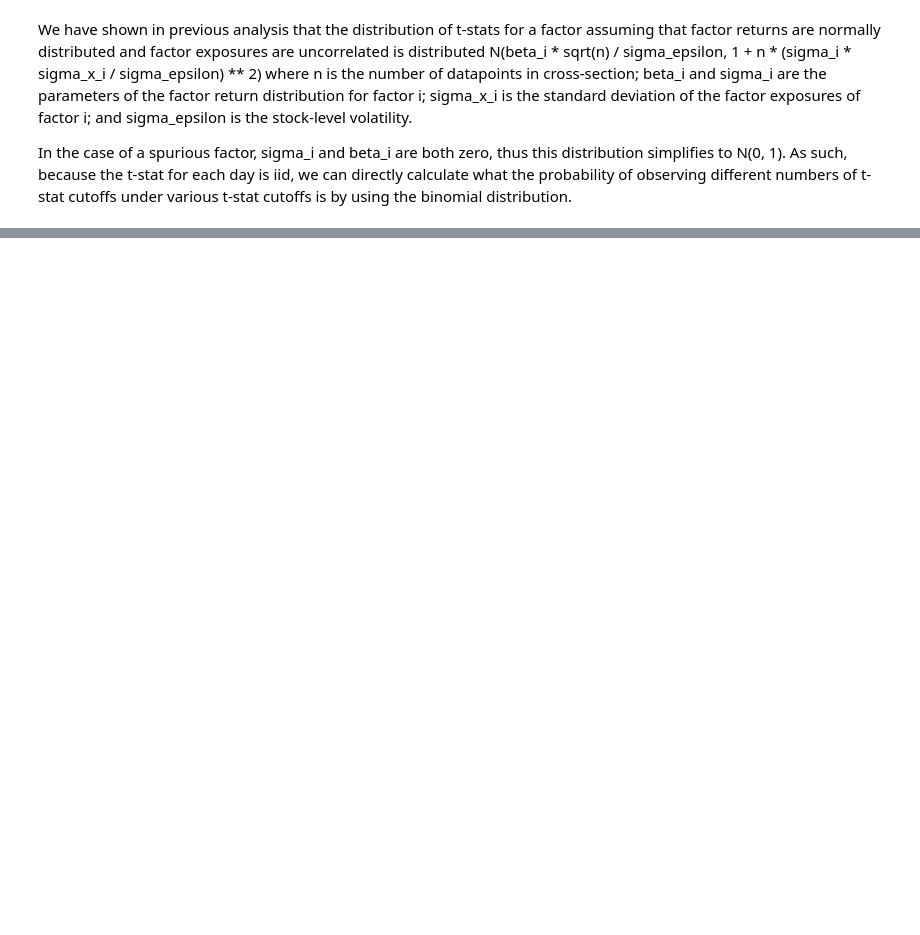
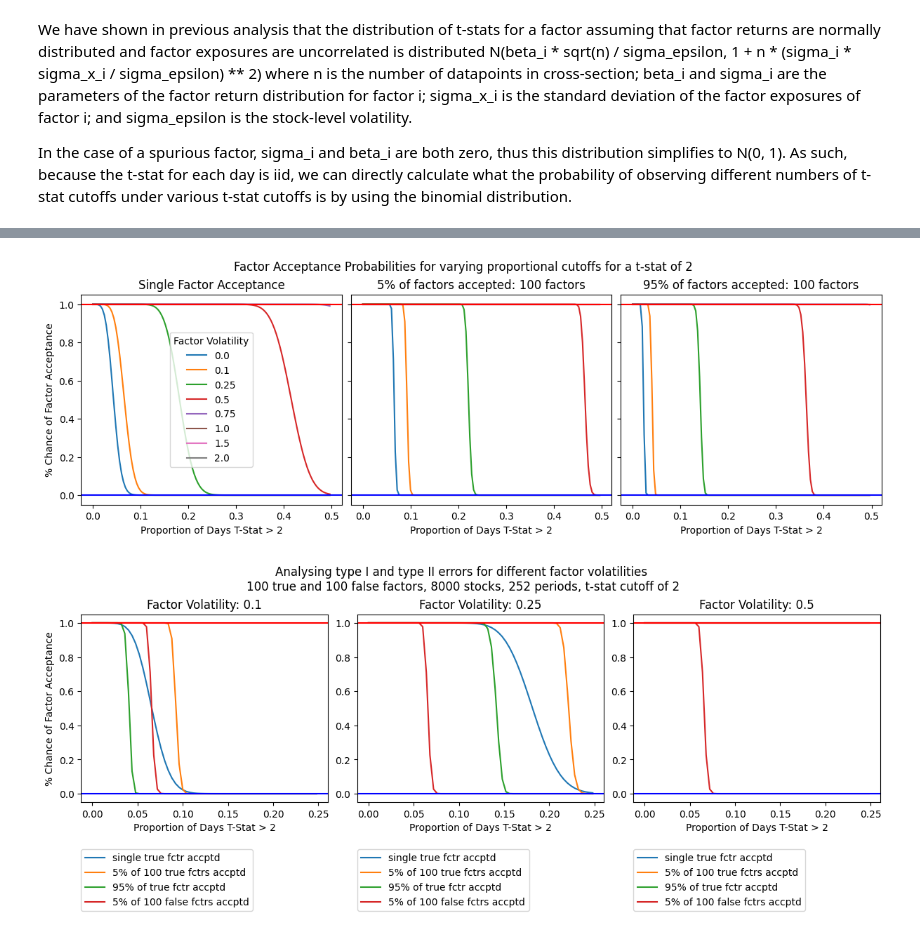
Before and after one commit to benedicttreloar/quant_finance_articles, a Jupyter notebook: factor_model_theory/ffm_factor_type_one_type_two_errors.ipynb, the cells around one changed output, grey strips where cells are left out. Cells and saved outputs as stored; diff of their text form; code cells hidden in the pictures; blank space fills up the shorter version.

```diff
--- a/factor_model_theory/ffm_factor_type_one_type_two_errors.ipynb
+++ b/factor_model_theory/ffm_factor_type_one_type_two_errors.ipynb
@@ -99,0 +146,72 @@ ax1.set_ylabel('% Chance of 1 False Positive')
+# %%
+#### Demonstrate the probability of a false factor (i.e. a factor with no risk or return) having a t-stat above cutoff through time
+
+# Factor parameters
+beta_i = 0
+market_size = 8000
+no_of_periods = 252
+
+tstat_cutoff = 2
+no_sim_tests = 100
+
+# Probability of false positive
+visualisation_steps=250
+tstat_probabilities = {}
+tstat_prob_sim_type_1 = {}
+tstat_prob_sim_type_2 = {}
+
+for sigma_i in [0,0.1, 0.25,0.5,0.75,1,1.5,2]:
+    tstat_probabilities[sigma_i] = {}
+    tstat_prob_sim_type_1[sigma_i] = {}
+    tstat_prob_sim_type_2[sigma_i] = {}
+    for i in range(int(visualisation_steps*0.5)):
+        test_prob = fundamental_factor_tstat_probability(
+            beta_i, sigma_i, i/visualisation_steps, tstat_cutoff=tstat_cutoff,market_size=market_size)
+        tstat_probabilities[sigma_i][i/visualisation_steps] = test_prob
+        tstat_prob_sim_type_1[sigma_i][i/visualisation_steps] = 1 - binom.cdf(int(no_sim_tests * 0.05), no_sim_tests, test_prob)
+        tstat_prob_sim_type_2[sigma_i][i/visualisation_steps] = 1 - binom.cdf(int(no_sim_tests * 0.95), no_sim_tests, test_prob)
+
+fig, (ax1, ax2, ax3) = plt.subplots(1,3, figsize=(12,4), sharey=True, constrained_layout=True)
+results = pd.DataFrame(tstat_probabilities)
+results_type1 = pd.DataFrame(tstat_prob_sim_type_1)
+results_type2 = pd.DataFrame(tstat_prob_sim_type_2)
+
+fig.suptitle(f'Factor Acceptance Probabilities for varying proportional cutoffs for a t-stat of {tstat_cutoff}')
+
+results.plot(title=f'Single Factor Acceptance', ax=ax1)
+ax1.legend(title='Factor Volatility')
+ax1.set_ylabel('% Chance of Factor Acceptance')
+
+results_type1.plot(title=f'5% of factors accepted: {no_sim_tests} factors', ax=ax2, legend=False)
+
+results_type2.plot(title=f'95% of factors accepted: {no_sim_tests} factors', ax=ax3, legend=False)
+
+for ax in (ax1, ax2, ax3):
+    ax.set_xlabel(f'Proportion of Days T-Stat > {tstat_cutoff}')
+    ax.axhline(1, color='r')
+    ax.axhline(0, color='b')
+fig.savefig('factor_acceptance_varying_vol.png')
+plt.plot()
+
+factor_vols_to_chart = [0.1, 0.25, 0.5]
+fig, ax = plt.subplots(1,len(factor_vols_to_chart), figsize=(12,5), constrained_layout=True)
+fig.suptitle(f'Analysing type I and type II errors for different factor volatilities \n{no_sim_tests} true and {no_sim_tests} false factors, {market_size} stocks, {no_of_periods} periods, t-stat cutoff of {tstat_cutoff}')
+i=0
+for vol in factor_vols_to_chart:
+    temp = {'single true fctr accptd': tstat_probabilities[vol],
+            f'5% of {no_sim_tests} true fctrs accptd':tstat_prob_sim_type_1[vol],
+            '95% of true fctr accptd':tstat_prob_sim_type_2[vol],
+            f'5% of {no_sim_tests} false fctrs accptd':tstat_prob_sim_type_1[0.]
+            }
+    pd.DataFrame(temp).loc[:0.25].plot(title=f'Factor Volatility: {vol}', ax=ax[i], legend=False)
+    ax[i].axhline(1, color='r')
+    ax[i].axhline(0, color='b')
+    ax[i].set_xlabel(f'Proportion of Days T-Stat > {tstat_cutoff}')
+    ax[i].legend(bbox_to_anchor=(0, -0.25), loc='upper left', borderaxespad=0.)
+    i+=1
+ax[0].set_ylabel('% Chance of Factor Acceptance')
+
+fig.savefig('factor_acceptance_type_i_ii.png')
+# %% [output]
+[figure, added]
+[figure, added]
```
Also changed, not shown: parts of 12 cells of this notebook.
